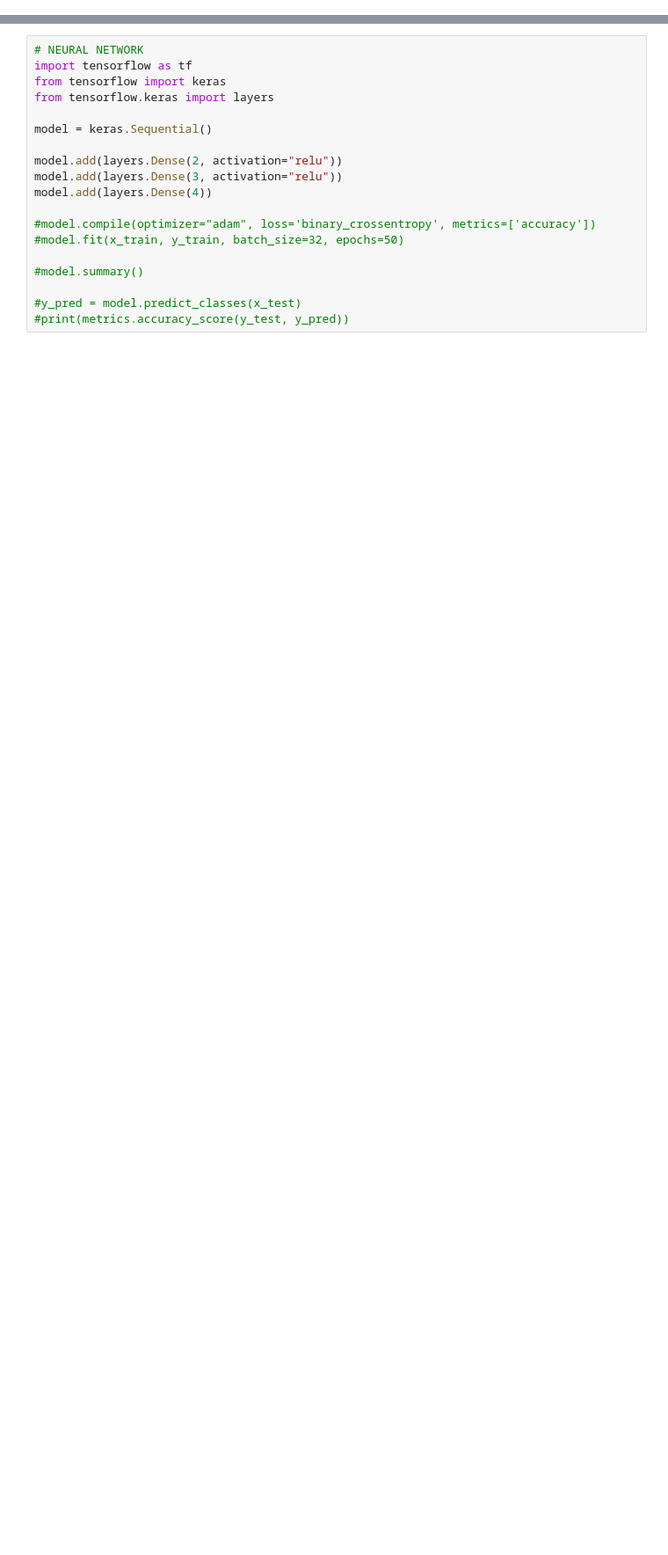
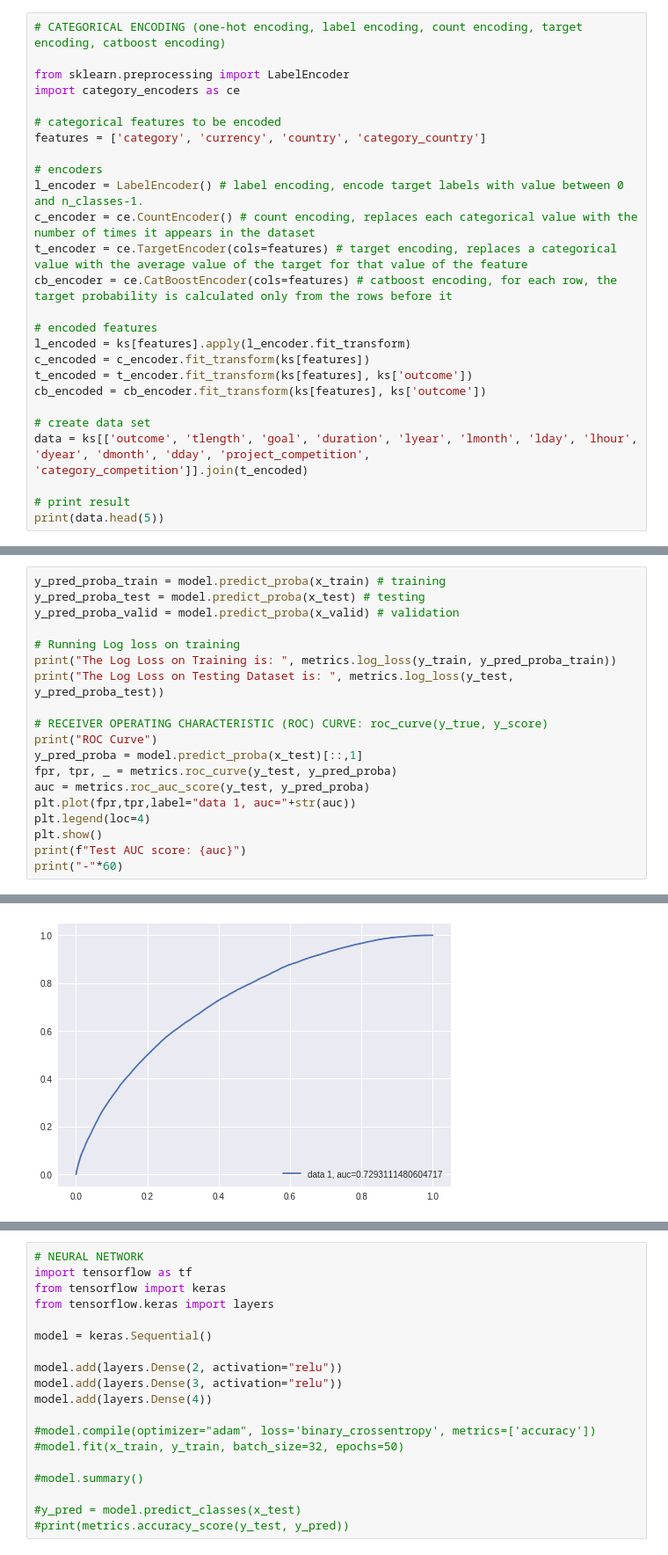
Before and after one commit to alexanderameye/machine-learning, a Jupyter notebook: project/data/notebook.ipynb, the cells around one changed output, grey strips where cells are left out. Shown at 88% size. Saved outputs shown, nothing was run; the diff lists cells and outputs as text; blank space fills up the shorter version.

```diff
--- a/project/data/notebook.ipynb
+++ b/project/data/notebook.ipynb
@@ -313,0 +210,26 @@ Median:  30.0
+# %%
+# CATEGORICAL ENCODING (one-hot encoding, label encoding, count encoding, target encoding, catboost encoding)
+
+from sklearn.preprocessing import LabelEncoder
+import category_encoders as ce
+
+# categorical features to be encoded
+features = ['category', 'currency', 'country', 'category_country']
+
+# encoders
+l_encoder = LabelEncoder() # label encoding, encode target labels with value between 0 and n_classes-1.
+c_encoder = ce.CountEncoder() # count encoding, replaces each categorical value with the number of times it appears in the dataset
+t_encoder = ce.TargetEncoder(cols=features) # target encoding, replaces a categorical value with the average value of the target for that value of the feature
+cb_encoder = ce.CatBoostEncoder(cols=features) # catboost encoding, for each row, the target probability is calculated only from the rows before it
+
+# encoded features
+l_encoded = ks[features].apply(l_encoder.fit_transform)
+c_encoded = c_encoder.fit_transform(ks[features])
+t_encoded = t_encoder.fit_transform(ks[features], ks['outcome'])
+cb_encoded = cb_encoder.fit_transform(ks[features], ks['outcome'])
+
+# create data set
+data = ks[['outcome', 'tlength', 'goal', 'duration', 'lyear', 'lmonth', 'lday', 'lhour', 'dyear', 'dmonth', 'dday', 'project_competition', 'category_competition']].join(t_encoded)
+
+# print result
+print(data.head(5))
@@ -313,0 +442,20 @@ Median:  30.0
+# %%
+y_pred_proba_train = model.predict_proba(x_train) # training
+y_pred_proba_test = model.predict_proba(x_test) # testing
+y_pred_proba_valid = model.predict_proba(x_valid) # validation
+
+# Running Log loss on training
+print("The Log Loss on Training is: ", metrics.log_loss(y_train, y_pred_proba_train))
+print("The Log Loss on Testing Dataset is: ", metrics.log_loss(y_test, y_pred_proba_test))
+
+# RECEIVER OPERATING CHARACTERISTIC (ROC) CURVE: roc_curve(y_true, y_score)
+print("ROC Curve")
+y_pred_proba = model.predict_proba(x_test)[::,1]
+fpr, tpr, _ = metrics.roc_curve(y_test, y_pred_proba)
+auc = metrics.roc_auc_score(y_test, y_pred_proba)
+plt.plot(fpr,tpr,label="data 1, auc="+str(auc))
+plt.legend(loc=4)
+plt.show()
+print(f"Test AUC score: {auc}")
+print("-"*60)
+# %% [output]
@@ -313,0 +465 @@ Median:  30.0
+[figure, added]
```
Also changed, not shown: parts of 25 cells of this notebook.
